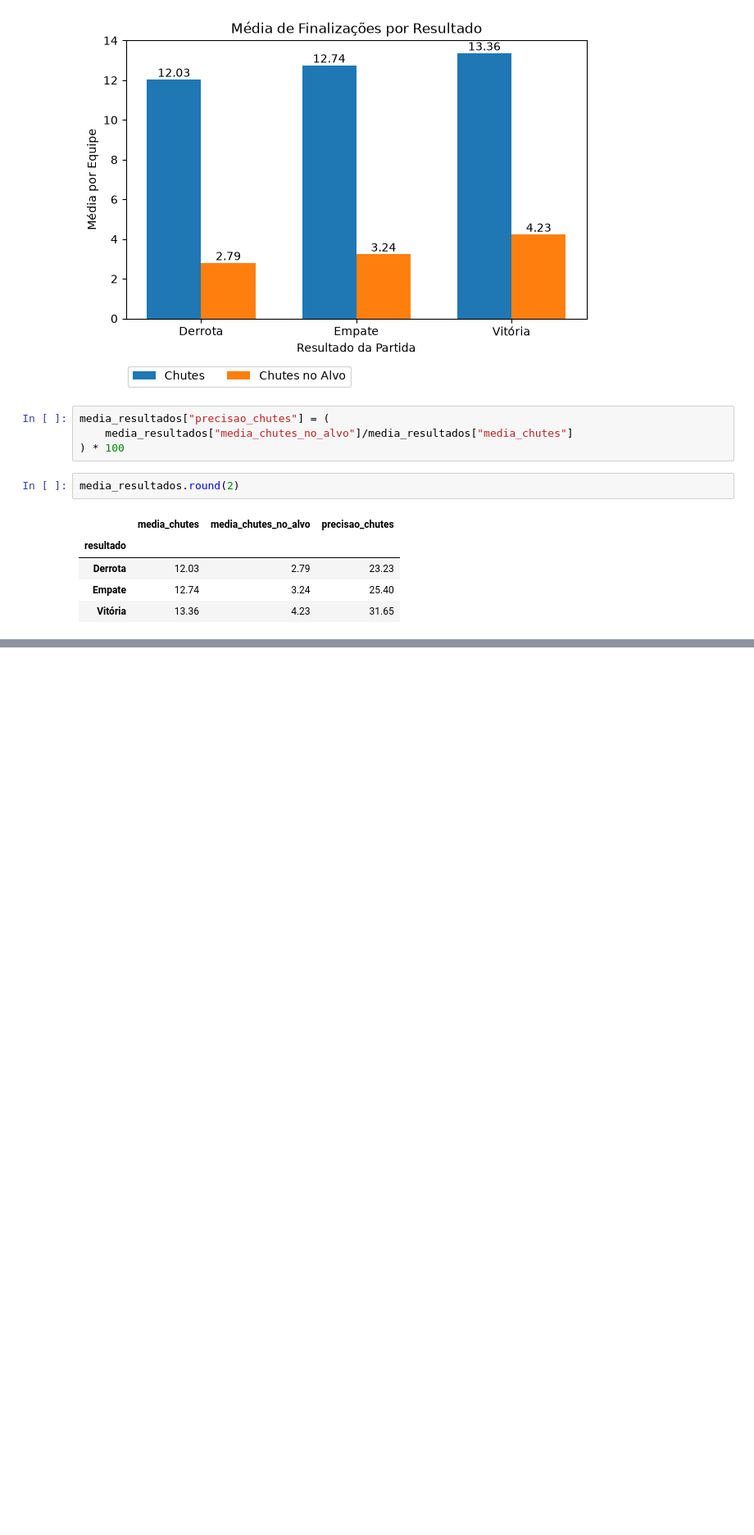
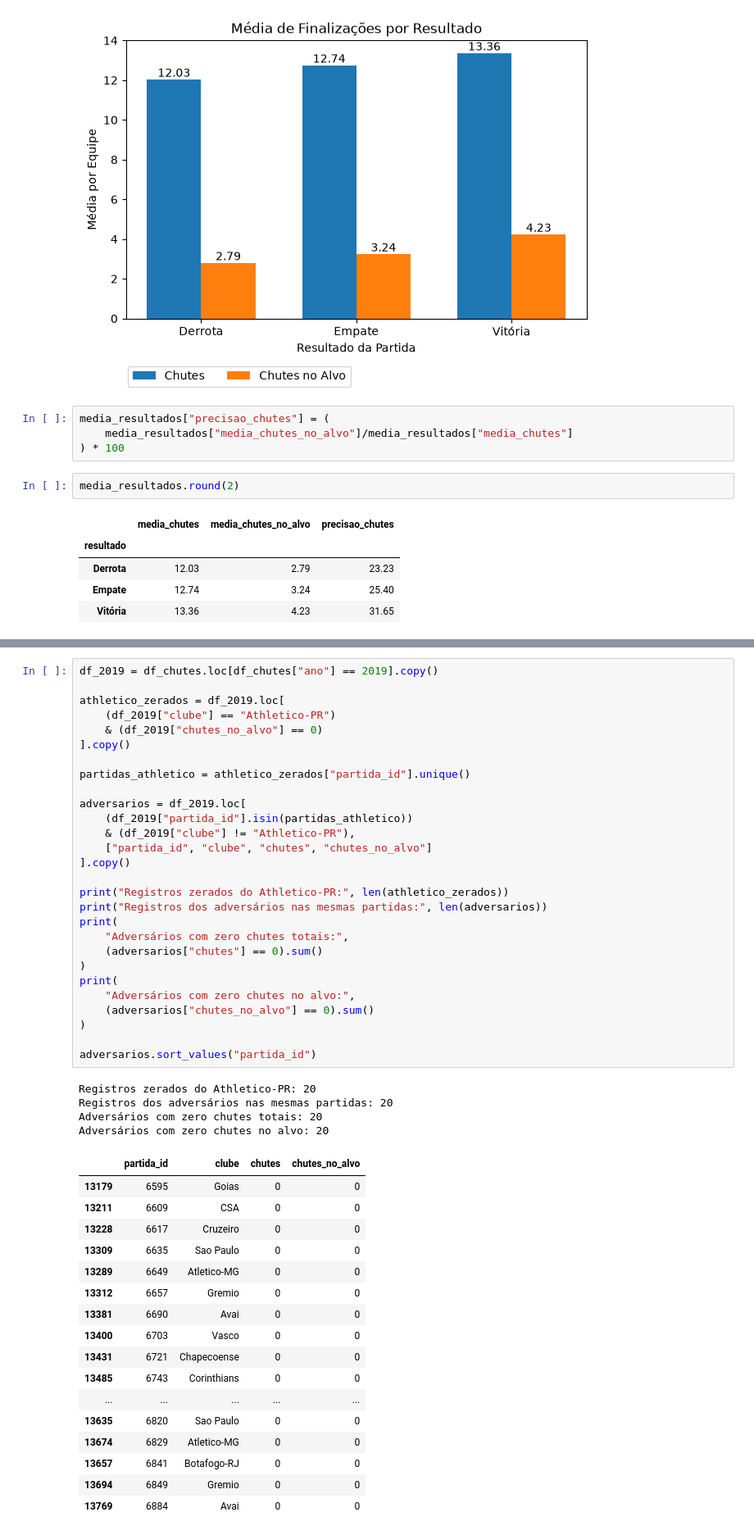
Before and after one commit to LuizFernand018/brasileirao-analytics, a Jupyter notebook: notebooks/01_exploracao_inicial.ipynb, the cells around one changed output, grey strips where cells are left out. Shown at 82% size. Saved outputs shown, nothing was run; the diff lists cells and outputs as text; blank space fills up the shorter version.

```diff
--- a/notebooks/01_exploracao_inicial.ipynb
+++ b/notebooks/01_exploracao_inicial.ipynb
@@ -1027,0 +1129,50 @@ Em comparação, as equipes derrotadas registraram precisão de 23.23%. Esses re
+# %%
+df_2019 = df_chutes.loc[df_chutes["ano"] == 2019].copy()
+
+athletico_zerados = df_2019.loc[
+    (df_2019["clube"] == "Athletico-PR")
+    & (df_2019["chutes_no_alvo"] == 0)
+].copy()
+
+partidas_athletico = athletico_zerados["partida_id"].unique()
+
+adversarios = df_2019.loc[
+    (df_2019["partida_id"].isin(partidas_athletico))
+    & (df_2019["clube"] != "Athletico-PR"),
+    ["partida_id", "clube", "chutes", "chutes_no_alvo"]
+].copy()
+
+print("Registros zerados do Athletico-PR:", len(athletico_zerados))
+print("Registros dos adversários nas mesmas partidas:", len(adversarios))
+print(
+    "Adversários com zero chutes totais:",
+    (adversarios["chutes"] == 0).sum()
+)
+print(
+    "Adversários com zero chutes no alvo:",
+    (adversarios["chutes_no_alvo"] == 0).sum()
+)
+
+adversarios.sort_values("partida_id")
+# %% [output]
+Registros zerados do Athletico-PR: 20
+Registros dos adversários nas mesmas partidas: 20
+Adversários com zero chutes totais: 20
+Adversários com zero chutes no alvo: 20
+|  | partida_id | clube | chutes | chutes_no_alvo |
+| 13179 | 6595 | Goias | 0 | 0 |
+| 13211 | 6609 | CSA | 0 | 0 |
+| 13228 | 6617 | Cruzeiro | 0 | 0 |
+| 13309 | 6635 | Sao Paulo | 0 | 0 |
+| 13289 | 6649 | Atletico-MG | 0 | 0 |
+| 13312 | 6657 | Gremio | 0 | 0 |
+| 13381 | 6690 | Avai | 0 | 0 |
+| 13400 | 6703 | Vasco | 0 | 0 |
+| 13431 | 6721 | Chapecoense | 0 | 0 |
+| 13485 | 6743 | Corinthians | 0 | 0 |
+| ... | ... | ... | ... | ... |
+| 13635 | 6820 | Sao Paulo | 0 | 0 |
+| 13674 | 6829 | Atletico-MG | 0 | 0 |
+| 13657 | 6841 | Botafogo-RJ | 0 | 0 |
+| 13694 | 6849 | Gremio | 0 | 0 |
+| 13769 | 6884 | Avai | 0 | 0 |
```
Also changed, not shown: parts of 19 cells of this notebook.
